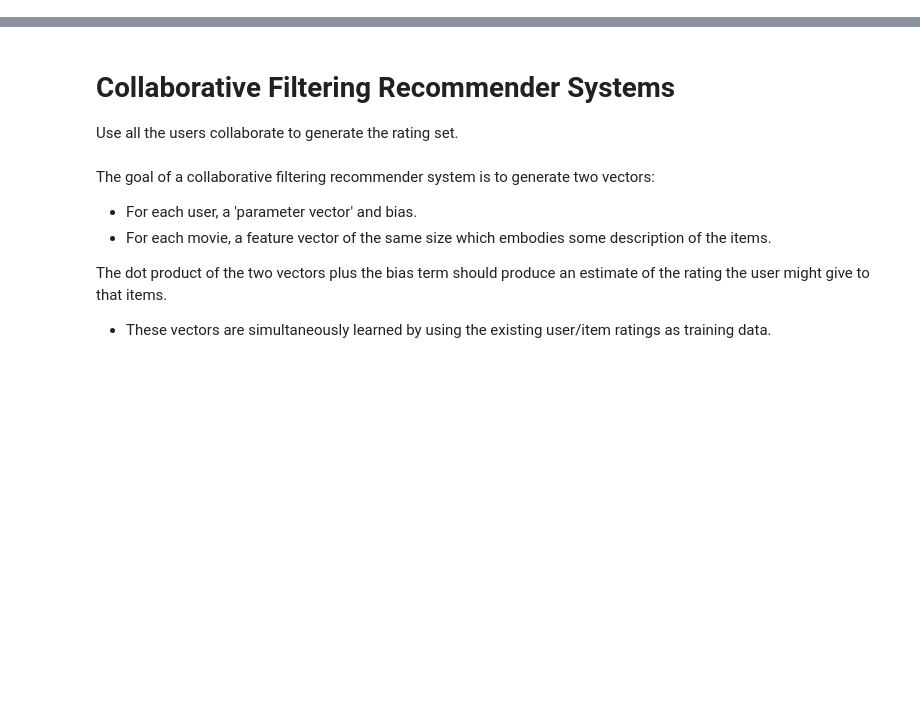
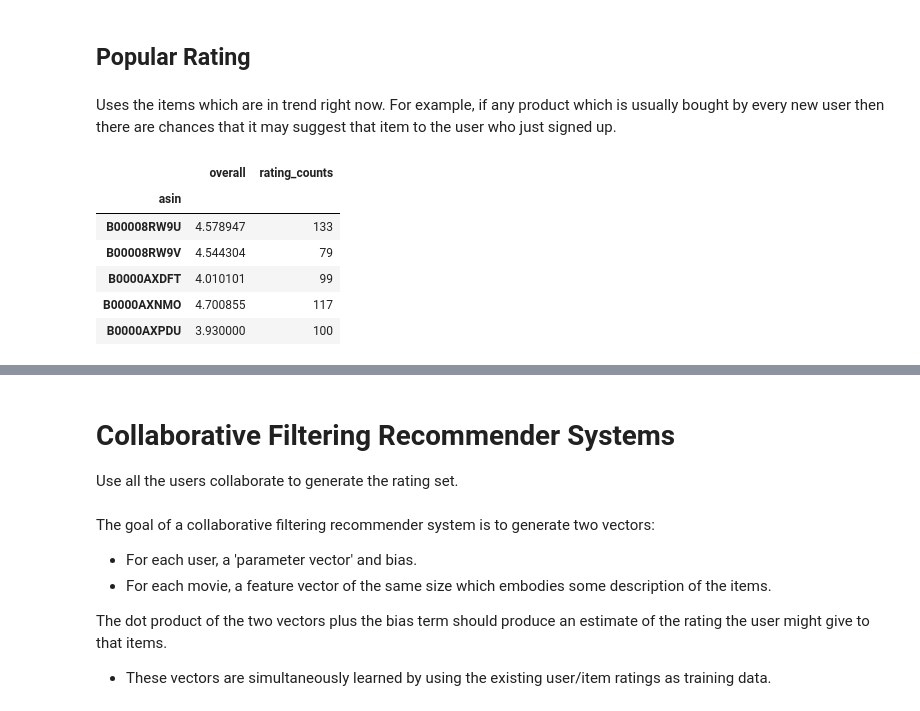
Before and after one commit to tqtensor/bk-imp, a Jupyter notebook: bigdata-mini-project/notebook/model-and-evaluation.ipynb, the cells around one changed output, grey strips where cells are left out. Cells and saved outputs as stored; diff of their text form; code cells hidden in the pictures; blank space fills up the shorter version.

```diff
--- a/bigdata-mini-project/notebook/graph-amazon-project-spark.ipynb
+++ b/bigdata-mini-project/notebook/model-and-evaluation.ipynb
@@ -218,8 +0,0 @@ from sklearn.preprocessing import MinMaxScaler
-# %%
-# train test split by id of buyers
-df_train, df_test = train_test_split(
-    df_ver2, stratify=df_ver2["reviewerID"], test_size=0.45, random_state=42
-)
-
-print("# interactions on Train set: %d" % len(df_train))
-print("# interactions on Test set: %d" % len(df_test))
@@ -251,0 +50,4 @@ def get_score_model(model, reviewerID, asin, df_test):
+# %%
+# Set options to display all columns and rows
+pd.set_option("display.max_columns", 100)
+pd.set_option("display.max_rows", 10)
@@ -285,0 +320,4 @@ get_score_model(y_pred, df_test)
+# %% [markdown]
+## Popular Rating
+# %% [markdown]
+Uses the items which are in trend right now. For example, if any product which is usually bought by every new user then there are chances that it may suggest that item to the user who just signed up.
@@ -285,0 +331,10 @@ get_score_model(y_pred, df_test)
+# %%
+ratings_mean_count.head()
+# %% [output]
+|  | overall | rating_counts |
+| asin |  |  |
+| B00008RW9U | 4.578947 | 133 |
+| B00008RW9V | 4.544304 | 79 |
+| B0000AXDFT | 4.010101 | 99 |
+| B0000AXNMO | 4.700855 | 117 |
+| B0000AXPDU | 3.930000 | 100 |
```
Also changed, not shown: parts of 207 cells of this notebook, 3 other files.
